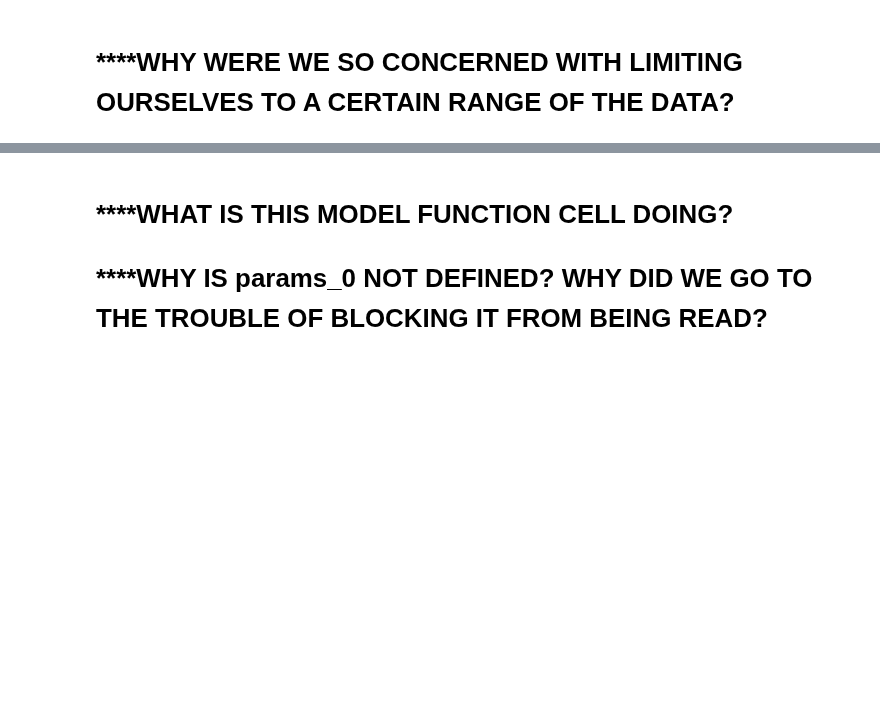
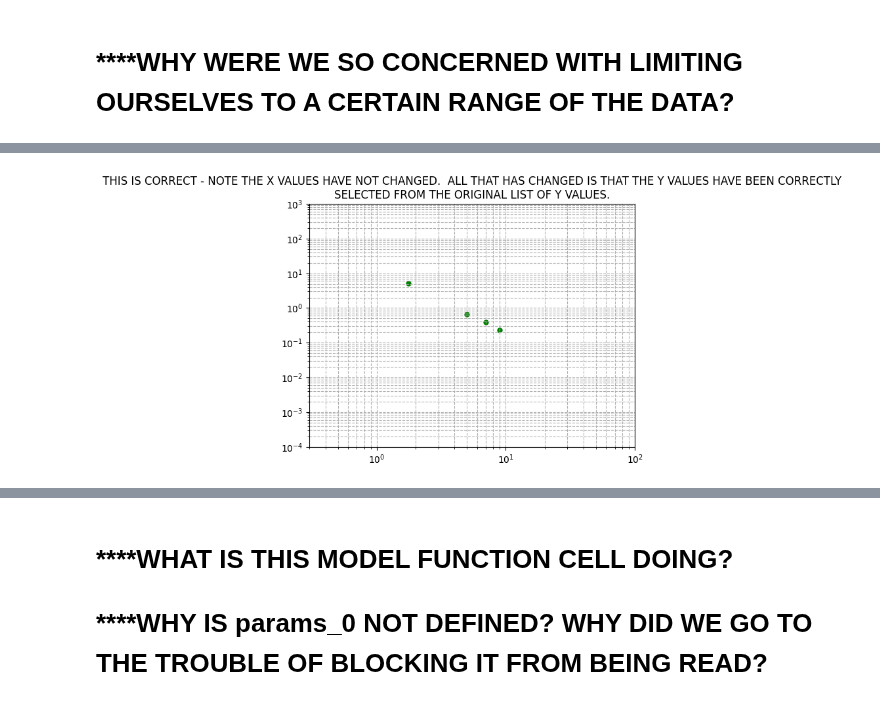
Before and after one commit to MrD0balina/Fourth-Year-Project---Neutrino-Oscillations, a Jupyter notebook: First_Notebook_SEM2_Consolidating_SEM_1_progress.ipynb, the cells around one changed output, grey strips where cells are left out. Drawn from its saved outputs; the diff is of its cells as text; code cells hidden in the pictures; blank space fills up the shorter version.

```diff
--- a/First_Notebook_SEM2_Consolidating_SEM_1_progress.ipynb
+++ b/First_Notebook_SEM2_Consolidating_SEM_1_progress.ipynb
@@ -481,0 +552,15 @@ print(len(green_dots_y_only_between_1_5_and_10))
+# %%
+plt.scatter(   x = green_dots_x_1point5_10   ,   y = green_dots_y_1point5_10   ,   c = "green" , s = 25 , label =  labels_list )
+
+plt.title("\n".join(wrap(r"THIS IS CORRECT - NOTE THE X VALUES HAVE NOT CHANGED.  ALL THAT HAS CHANGED IS THAT THE Y VALUES HAVE BEEN CORRECTLY SELECTED FROM THE ORIGINAL LIST OF Y VALUES." , 120 ) ) )
+
+
+
+plt.xscale("log")
+plt.yscale("log")
+plt.xlim(0.3 , 100)
+plt.ylim(10e-5 , 10e2)
+
+plt.grid( True , which = "both" , ls = "--" )
+# %% [output]
+[figure, added]
```
Also changed, not shown: parts of 4 cells of this notebook.
